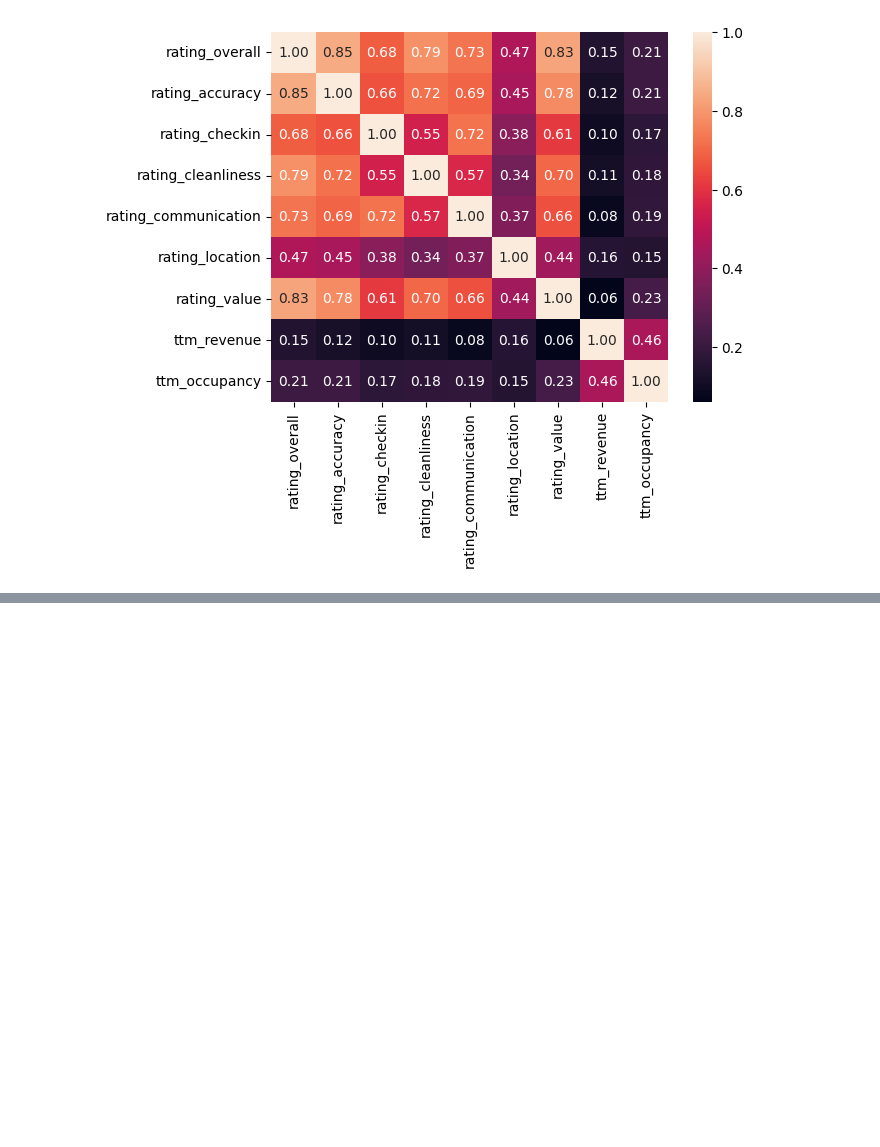
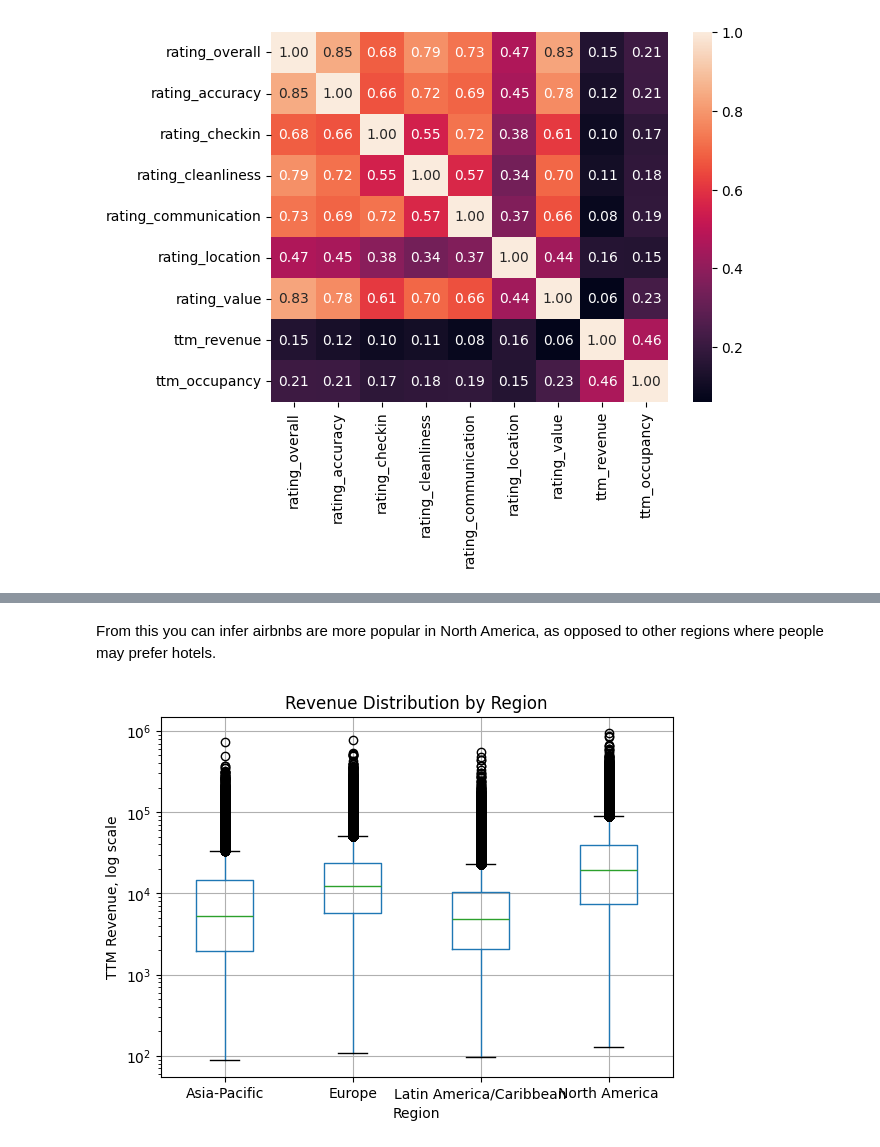
Before and after one commit to gabetedja/dsc148-project, a Jupyter notebook: analysis.ipynb, the cells around one changed output, grey strips where cells are left out. Drawn from its saved outputs; the diff is of its cells as text; code cells hidden in the pictures; blank space fills up the shorter version.

Commit message:
Added more eda stuff, checked for duplicate city names with diff regions

```diff
--- a/analysis.ipynb
+++ b/analysis.ipynb
@@ -98,0 +130,11 @@ sns.heatmap(all_listings[rating_cols].corr(), annot=True, fmt='.2f')
+# %% [markdown]
+From this you can infer airbnbs are more popular in North America, as opposed to other regions where people may prefer hotels.
+# %%
+all_listings.boxplot(column="ttm_revenue", by="Region")
+plt.yscale("log")
+plt.title("Revenue Distribution by Region")
+plt.suptitle("")
+plt.ylabel("TTM Revenue, log scale")
+plt.show()
+# %% [output]
+[figure, added]
```
Also changed, not shown: parts of 11 cells of this notebook.
